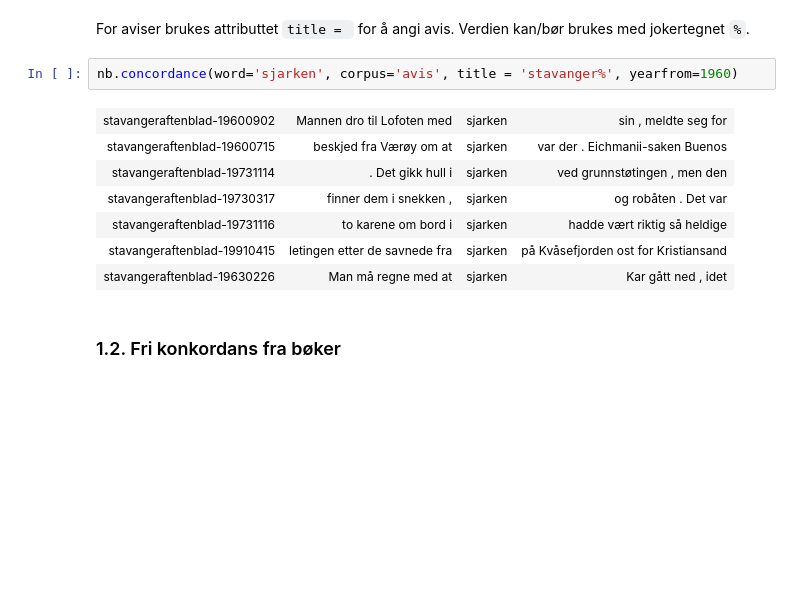
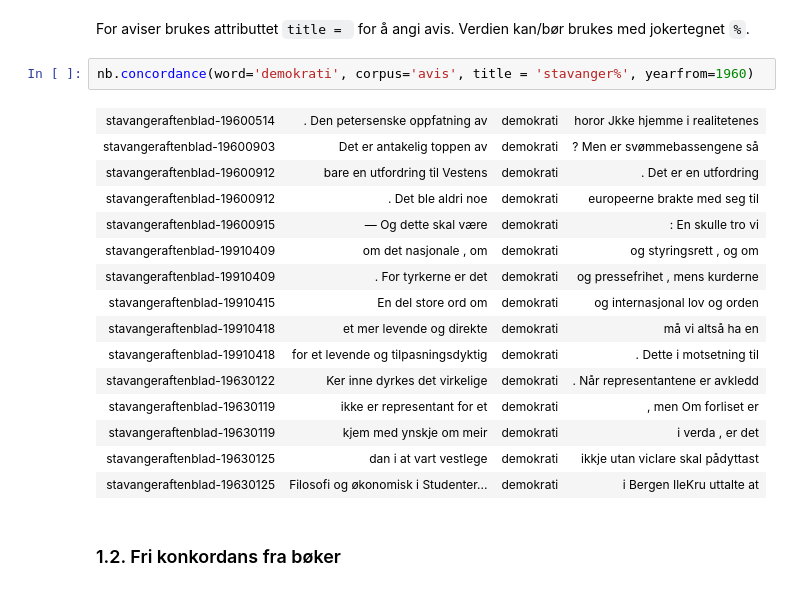
Before and after one commit to NationalLibraryOfNorway/digital_tekstanalyse, a Jupyter notebook: 2_Konkordans.ipynb, the cells around one changed output. Cells and saved outputs as stored; diff of their text form; blank space fills up the shorter version.

```diff
--- a/2_Konkordans.ipynb
+++ b/2_Konkordans.ipynb
@@ -18,15 +18,23 @@ For å sjekke konkordanser i bøker og aviser benyttes kommandoen `concordance()
 # %% [markdown]
 For aviser brukes attributtet `title = ` for å angi avis. Verdien kan/bør brukes med jokertegnet `%`.
 # %%
-nb.concordance(word='sjarken', corpus='avis', title = 'stavanger%', yearfrom=1960)
+nb.concordance(word='demokrati', corpus='avis', title = 'stavanger%', yearfrom=1960)
 # %% [output]
-| stavangeraftenblad-19600902 | Mannen dro til Lofoten med | sjarken | sin , meldte seg for |
-| stavangeraftenblad-19600715 | beskjed fra Værøy om at | sjarken | var der . Eichmanii-saken Buenos |
-| stavangeraftenblad-19731114 | . Det gikk hull i | sjarken | ved grunnstøtingen , men den |
-| stavangeraftenblad-19730317 | finner dem i snekken , | sjarken | og robåten . Det var |
-| stavangeraftenblad-19731116 | to karene om bord i | sjarken | hadde vært riktig så heldige |
-| stavangeraftenblad-19910415 | letingen etter de savnede fra | sjarken | på Kvåsefjorden ost for Kristiansand |
-| stavangeraftenblad-19630226 | Man må regne med at | sjarken | Kar gått ned , idet |
+| stavangeraftenblad-19600514 | . Den petersenske oppfatning av | demokrati | horor Jkke hjemme i realitetenes |
+| stavangeraftenblad-19600903 | Det er antakelig toppen av | demokrati | ? Men er svømmebassengene så |
+| stavangeraftenblad-19600912 | bare en utfordring til Vestens | demokrati | . Det er en utfordring |
+| stavangeraftenblad-19600912 | . Det ble aldri noe | demokrati | europeerne brakte med seg til |
+| stavangeraftenblad-19600915 | — Og dette skal være | demokrati | : En skulle tro vi |
+| stavangeraftenblad-19910409 | om det nasjonale , om | demokrati | og styringsrett , og om |
+| stavangeraftenblad-19910409 | . For tyrkerne er det | demokrati | og pressefrihet , mens kurderne |
+| stavangeraftenblad-19910415 | En del store ord om | demokrati | og internasjonal lov og orden |
+| stavangeraftenblad-19910418 | et mer levende og direkte | demokrati | må vi altså ha en |
+| stavangeraftenblad-19910418 | for et levende og tilpasningsdyktig | demokrati | . Dette i motsetning til |
+| stavangeraftenblad-19630122 | Ker inne dyrkes det virkelige | demokrati | . Når representantene er avkledd |
+| stavangeraftenblad-19630119 | ikke er representant for et | demokrati | , men Om forliset er |
+| stavangeraftenblad-19630119 | kjem med ynskje om meir | demokrati | i verda , er det |
+| stavangeraftenblad-19630125 | dan i at vart vestlege | demokrati | ikkje utan viclare skal pådyttast |
+| stavangeraftenblad-19630125 | Filosofi og økonomisk i Studenter... | demokrati | i Bergen IleKru uttalte at |
 # %% [markdown]
 ### 1.2. Fri konkordans fra bøker
 # %%
```
